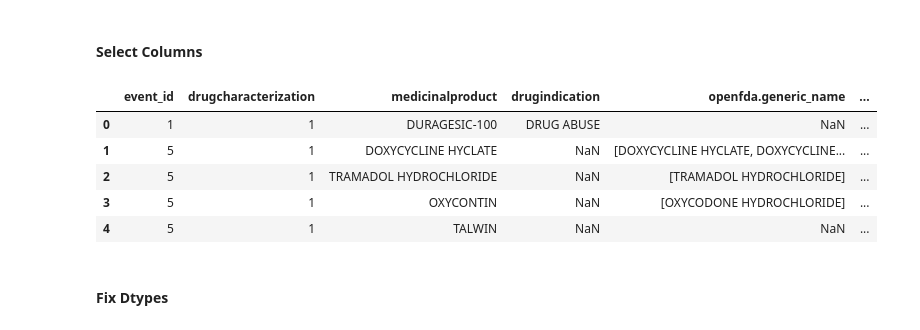
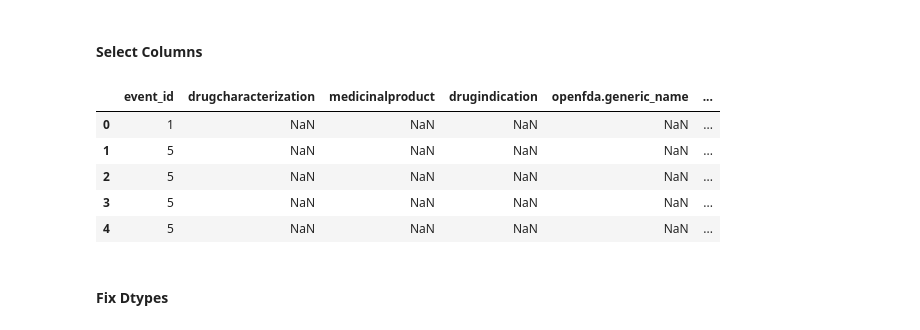
Before and after one commit to teamlunarlanding/Pharma-Drug-Surveillance, a Jupyter notebook: DataProcessing.ipynb, the cells around one changed output. Drawn from its saved outputs; the diff is of its cells as text; code cells hidden in the pictures.

```diff
--- a/DataProcessing.ipynb
+++ b/DataProcessing.ipynb
@@ -1079,6 +1112,7 @@ events_table[['safetyreportid', 'safetyreportversion']].head(10)
 events_table = events_table.rename(columns={
     'primarysource.reportercountry': 'country',
     'patient.patientsex': 'sex',
+    'patient.patientonsetage': 'age',
     'patient.reaction': 'reaction',
     'patient.drug': 'drug',
     'transmissiondate': 'event_date',
@@ -1135,11 +1169,11 @@ for _, row in events_table.iterrows():
         expanded_patient_drugs.append(flattened_entry)
 
 # Concatenate all entries into a new DataFrame
-patient_drugs_table = pd.concat(expanded_patient_drugs, ignore_index=True)
-patient_drugs_table = patient_drugs_table[['event_id'] + [col for col in patient_drugs_table.columns if col != 'event_id']]
+patient_drugs_df = pd.concat(expanded_patient_drugs, ignore_index=True)
+patient_drugs_df = patient_drugs_df[['event_id'] + [col for col in patient_drugs_df.columns if col != 'event_id']]
 
 
-patient_drugs_table.tail()
+patient_drugs_df.tail()
 # %% [output]
 |  | event_id | drugcharacterization | medicinalproduct | drugauthorizationnumb | drugadministrationroute | ... |
 | 2867 | 1997 | 1 | OXALIPLATIN | NaN | 065 | ... |
@@ -1367,7 +1398,7 @@ Index(['event_id', 'drugcharacterization', 'medicinalproduct',
 # %% [markdown]
 #### Select Columns
 # %%
-patient_drugs_table = pd.DataFrame(patient_drugs_table,
+patient_drugs_table = pd.DataFrame(patient_drugs_df,
                                columns = [
                                 'event_id',  # Identifier for the event
                                 'drugcharacterization',  # Level of detail for the drug in the event report
@@ -1413,14 +1444,14 @@ patient_drugs_table = pd.DataFrame(patient_drugs_table,
                                 # 'drugcumulativedosageunit'  # Unit of cumulative dosage for the drug
                             ])
 # %%
-patient_drugs_table.head()
+patient_drugs_table.head(5)
 # %% [output]
 |  | event_id | drugcharacterization | medicinalproduct | drugindication | openfda.generic_name | ... |
-| 0 | 1 | 1 | DURAGESIC-100 | DRUG ABUSE | NaN | ... |
-| 1 | 5 | 1 | DOXYCYCLINE HYCLATE | NaN | [DOXYCYCLINE HYCLATE, DOXYCYCLINE... | ... |
-| 2 | 5 | 1 | TRAMADOL HYDROCHLORIDE | NaN | [TRAMADOL HYDROCHLORIDE] | ... |
-| 3 | 5 | 1 | OXYCONTIN | NaN | [OXYCODONE HYDROCHLORIDE] | ... |
-| 4 | 5 | 1 | TALWIN | NaN | NaN | ... |
+| 0 | 1 | NaN | NaN | NaN | NaN | ... |
+| 1 | 5 | NaN | NaN | NaN | NaN | ... |
+| 2 | 5 | NaN | NaN | NaN | NaN | ... |
+| 3 | 5 | NaN | NaN | NaN | NaN | ... |
+| 4 | 5 | NaN | NaN | NaN | NaN | ... |
 # %% [markdown]
 #### Fix Dtypes
 # %%
```
Also changed, not shown: parts of 31 cells of this notebook, 6 other files.
